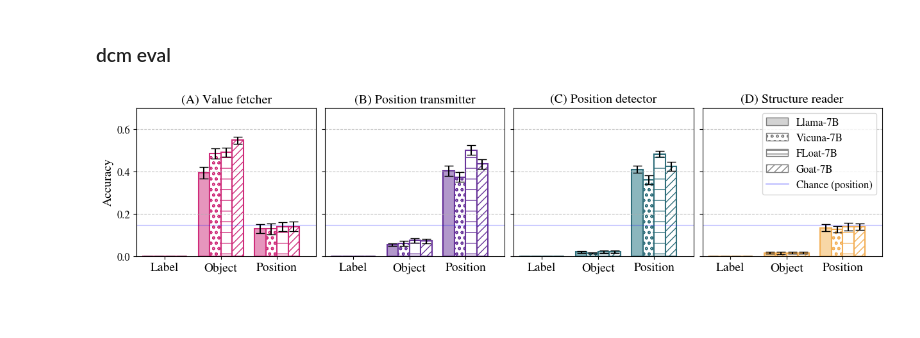
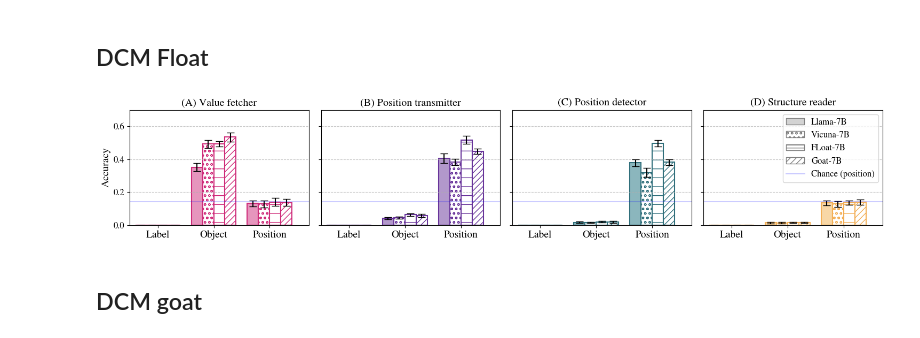
Before and after one commit to tamarott/finetuning_iclr24_figs, a Jupyter notebook: figs.ipynb, the cells around one changed output. Drawn from its saved outputs; the diff is of its cells as text; code cells hidden in the pictures; blank space fills up the shorter version.

```diff
--- a/figs.ipynb
+++ b/figs.ipynb
@@ -32,6 +10,29 @@ for model in models:
-# %% [markdown]
-### dcm eval
+# %% [markdown]
+## DCM Float
 # %%
+source = '../finetuning/experiment_2/results/activation_patching/float_circuit/'
+models = ['llama','vicuna','float','goat']
+groups = ['value_fetcher','pos_transmitter','pos_detector','struct_reader']
+tests = ['box_label_value','object_value','positional']
+data = {}
+
+for model in models:
+    with open(os.path.join(source,f"{model}_semantic_results.json"), 'r') as file:
+        cur_data = json.load(file)
+        data_means = {}
+        data_stds = {}
+        for group in groups:
+            means = []
+            stds = []
+            for test in tests:
+                values = cur_data[model][group][test]
+                means.append(sum(values)/len(values)/100)
+                stds.append(statistics.stdev([x / 100 for x in values]))
+            data_means[group] = means
+            data_stds[group] = stds
+    data[f"{model}_mean"] = data_means
+    data[f"{model}_std"] = data_stds
+
 # set width ofbar
 barWidth = 0.2
 num_figs = 4
@@ -108,32 +109,33 @@ for i,group in enumerate(groups):
     axs[i].set_xlim(-.2,3)
     axs[i].set_title(group_names[i])
 
 
     if i==0:
         axs[i].set_ylabel('Accuracy', fontsize=14)
         axs[i].grid(True, axis='y', linestyle='--', alpha=0.7)
     else:
         axs[i].grid(True, axis='y', linestyle='--', alpha=0.7)
     #         axs[i].set_yticks([    ])
         tick_positions = axs[i].get_yticks()
         tick_labels = axs[i].get_yticklabels()
 
         # Set the tick positions and empty labels
         axs[i].set_yticks(tick_positions)
         axs[i].set_yticklabels([''] * len(tick_labels))  # Set empty labels
         axs[i].set_ylim(0,0.7)
     if i==3:
         custom_handles = [
         mpatches.Patch(facecolor='lightgrey', edgecolor='grey', label='Llama-7B'),
         mpatches.Patch(facecolor='w', hatch=patterns['vicuna'], edgecolor='grey', label='Vicuna-7B'),
         mpatches.Patch(facecolor='w', hatch='---', edgecolor='grey', label='FLoat-7B'),
         mpatches.Patch(facecolor='w', hatch=patterns['goat'], edgecolor='grey', label='Goat-7B'),
         Line2D([0], [0], color ='blue', alpha = 0.2, lw=2, label='Chance (position)')
         ]
 
     # Create the legend with custom handles
         axs[i].legend(handles=custom_handles)
 
-plt.savefig('dcm_goat_circuit.pdf')
+plt.tight_layout()
+plt.savefig('dcm_float_circuit.pdf')
 # %% [output]
-[figure, old version]
+[figure, new version]
@@ -162,0 +142,2 @@ for model in models:
+# %% [markdown]
+## DCM goat
```
Also changed, not shown: parts of 14 cells of this notebook, 7 other files.
